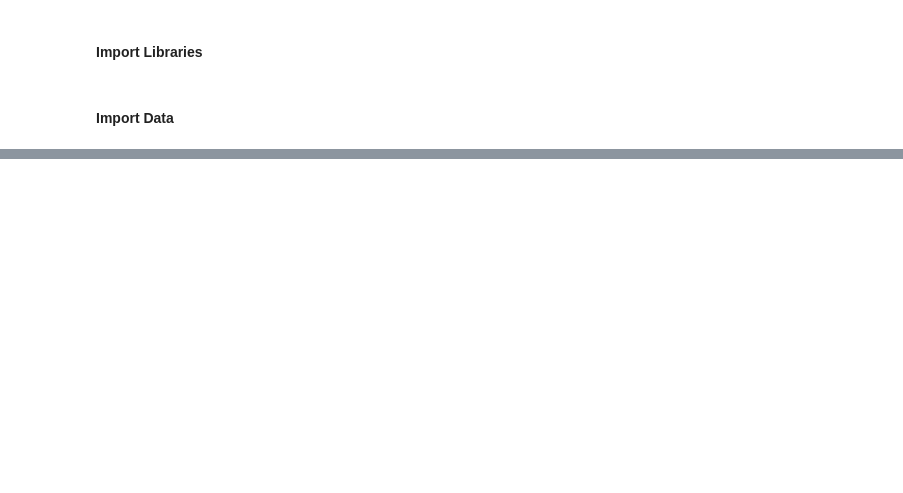
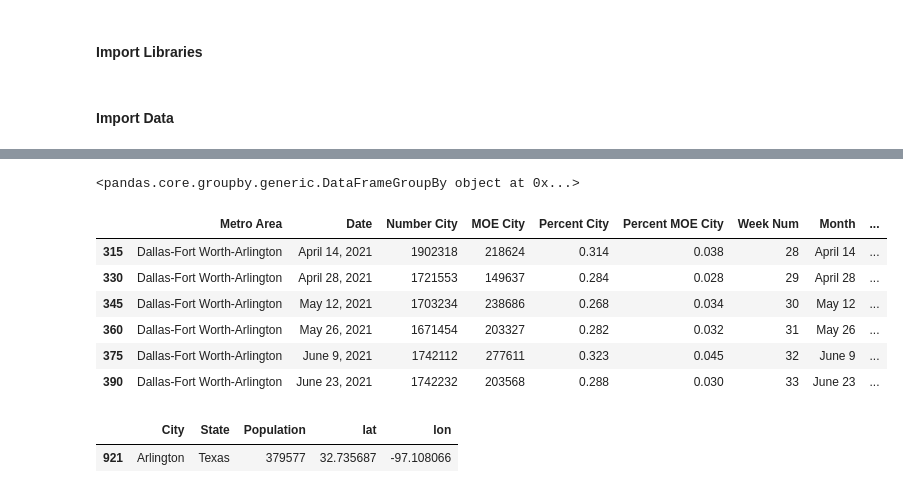
Before and after one commit to Keren-Neeq/DS4A-Team1, a Jupyter notebook: notebooks/telework_preprocessing.ipynb, the cells around one changed output, grey strips where cells are left out. Saved outputs shown, nothing was run; the diff lists cells and outputs as text; code cells hidden in the pictures; blank space fills up the shorter version.

```diff
--- a/notebooks/telework_preprocessing.ipynb
+++ b/notebooks/telework_preprocessing.ipynb
@@ -165,0 +416,4 @@ metro_areas['Area'] = metro_areas['Area'].str.split(" Metro", expand=True)[0]
+# %%
+city_df["State Abbr"] = city_df["State Abbr"].str.strip()
+# %%
+city_df["State"] = city_df["State Abbr"].map(abbr2states)
@@ -165,0 +429,4 @@ metro_areas['Area'] = metro_areas['Area'].str.split(" Metro", expand=True)[0]
+# %%
+city_df = pd.merge(city_df, us_cities, on=['City', 'State'], how='left')
+# %%
+city_df.dropna(subset=['Population', 'lat','lon'], inplace=True)
@@ -165,0 +442,4 @@ metro_areas['Area'] = metro_areas['Area'].str.split(" Metro", expand=True)[0]
+# %%
+city_df.groupby('Metro Area')
+# %% [output]
+<pandas.core.groupby.generic.DataFrameGroupBy object at 0x...>
@@ -165,0 +448,15 @@ metro_areas['Area'] = metro_areas['Area'].str.split(" Metro", expand=True)[0]
+# %%
+city_df[city_df['City']=='Arlington']
+# %% [output]
+|  | Metro Area | Date | Number City | MOE City | Percent City | Percent MOE City | Week Num | Month | ... |
+| 315 | Dallas-Fort Worth-Arlington | April 14, 2021 | 1902318 | 218624 | 0.314 | 0.038 | 28 | April 14 | ... |
+| 330 | Dallas-Fort Worth-Arlington | April 28, 2021 | 1721553 | 149637 | 0.284 | 0.028 | 29 | April 28 | ... |
+| 345 | Dallas-Fort Worth-Arlington | May 12, 2021 | 1703234 | 238686 | 0.268 | 0.034 | 30 | May 12 | ... |
+| 360 | Dallas-Fort Worth-Arlington | May 26, 2021 | 1671454 | 203327 | 0.282 | 0.032 | 31 | May 26 | ... |
+| 375 | Dallas-Fort Worth-Arlington | June 9, 2021 | 1742112 | 277611 | 0.323 | 0.045 | 32 | June 9 | ... |
+| 390 | Dallas-Fort Worth-Arlington | June 23, 2021 | 1742232 | 203568 | 0.288 | 0.030 | 33 | June 23 | ... |
+# %%
+us_cities[us_cities['City']=='Arlington']
+# %% [output]
+|  | City | State | Population | lat | lon |
+| 921 | Arlington | Texas | 379577 | 32.735687 | -97.108066 |
```
Also changed, not shown: parts of 37 cells of this notebook, 1 other file.
